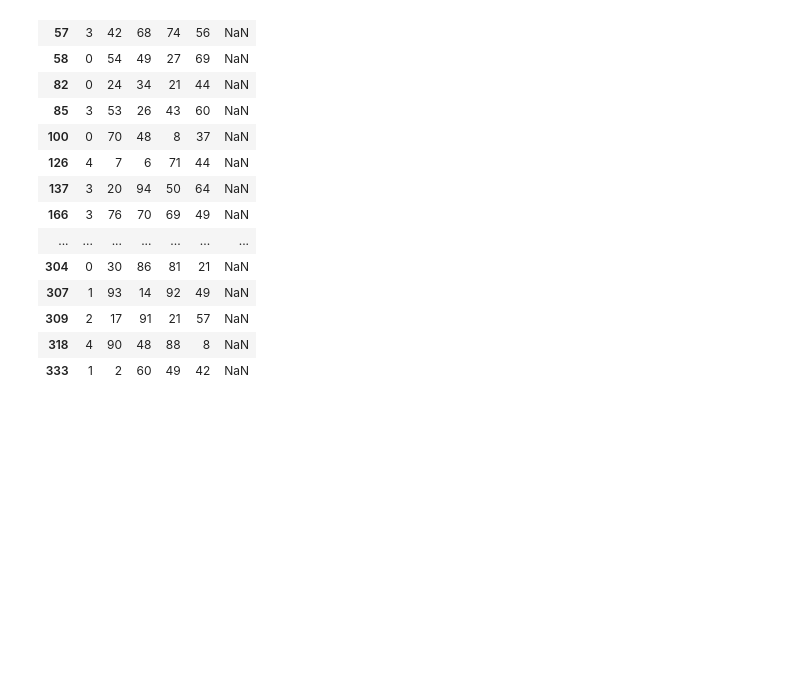
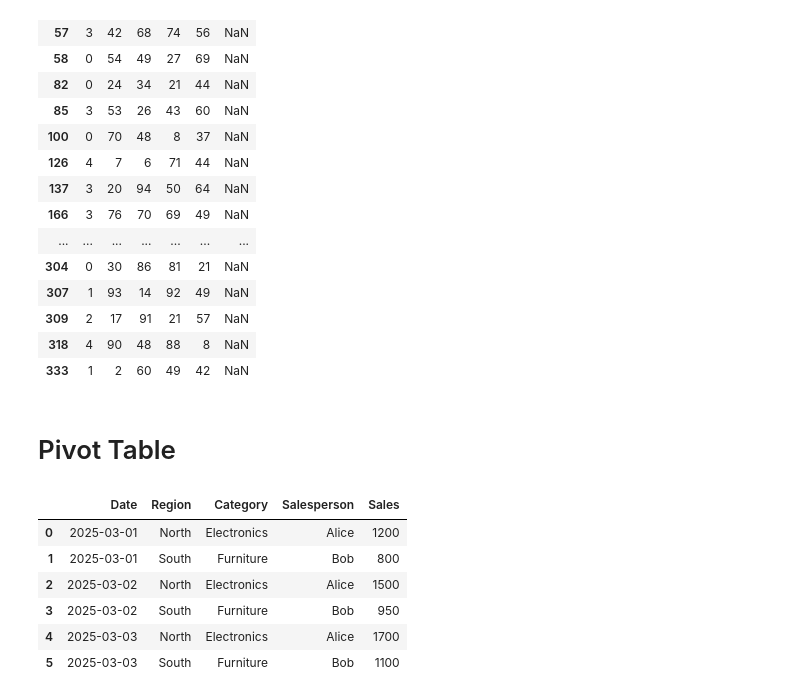
Before and after one commit to Ayushpal2006/Pandas, a Jupyter notebook: Pandas.ipynb, the cells around one changed output. Cells and saved outputs as stored; diff of their text form; code cells hidden in the pictures; blank space fills up the shorter version.

```diff
--- a/Pandas.ipynb
+++ b/Pandas.ipynb
@@ -537,3 +537,24 @@ df.loc[(df["A"]<5) & (df["C"] > 5)]
 | 309 | 2 | 17 | 91 | 21 | 57 | NaN |
 | 318 | 4 | 90 | 48 | 88 | 8 | NaN |
 | 333 | 1 | 2 | 60 | 49 | 42 | NaN |
+# %% [markdown]
+# Pivot Table
+# %%
+data = {
+    "Date": ["2025-03-01", "2025-03-01", "2025-03-02", "2025-03-02", "2025-03-03", "2025-03-03"],
+    "Region": ["North", "South", "North", "South", "North", "South"],
+    "Category": ["Electronics", "Furniture", "Electronics", "Furniture", "Electronics", "Furniture"],
+    "Salesperson": ["Alice", "Bob", "Alice", "Bob", "Alice", "Bob"],
+    "Sales": [1200, 800, 1500, 950, 1700, 1100],
+}
+# %%
+df = pd.DataFrame(data)
+df
+# %% [output]
+|  | Date | Region | Category | Salesperson | Sales |
+| 0 | 2025-03-01 | North | Electronics | Alice | 1200 |
+| 1 | 2025-03-01 | South | Furniture | Bob | 800 |
+| 2 | 2025-03-02 | North | Electronics | Alice | 1500 |
+| 3 | 2025-03-02 | South | Furniture | Bob | 950 |
+| 4 | 2025-03-03 | North | Electronics | Alice | 1700 |
+| 5 | 2025-03-03 | South | Furniture | Bob | 1100 |
```
Also changed, not shown: parts of 12 cells of this notebook.
